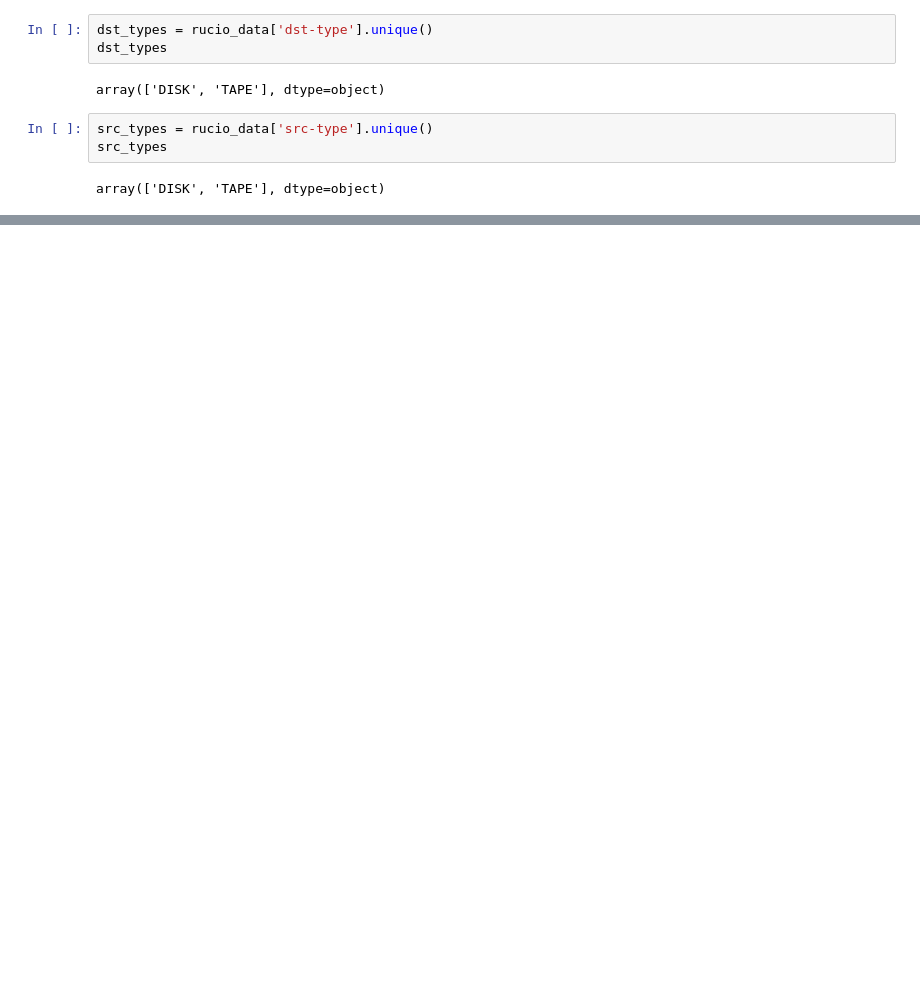
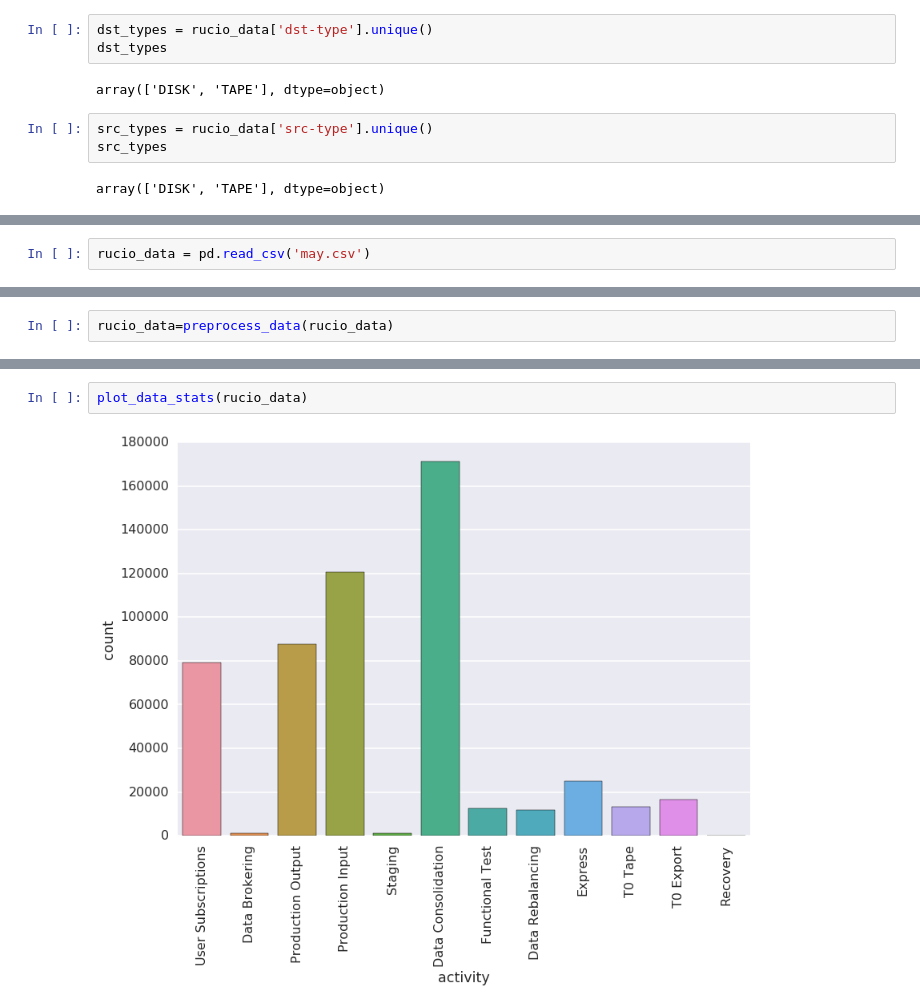
Before and after one commit to vyomshm/DeepAnomaly, a Jupyter notebook: es-atlas-cern.ipynb, the cells around one changed output, grey strips where cells are left out. Drawn from its saved outputs; the diff is of its cells as text; blank space fills up the shorter version.

```diff
--- a/es-atlas-cern.ipynb
+++ b/es-atlas-cern.ipynb
@@ -467,0 +563,2 @@ array(['DISK', 'TAPE'], dtype=object)
+# %%
+rucio_data = pd.read_csv('may.csv')
@@ -467,0 +579,2 @@ array(['DISK', 'TAPE'], dtype=object)
+# %%
+rucio_data=preprocess_data(rucio_data)
@@ -467,0 +602,4 @@ array(['DISK', 'TAPE'], dtype=object)
+# %%
+plot_data_stats(rucio_data)
+# %% [output]
+[figure, added]
```
Also changed, not shown: parts of 35 cells of this notebook.
